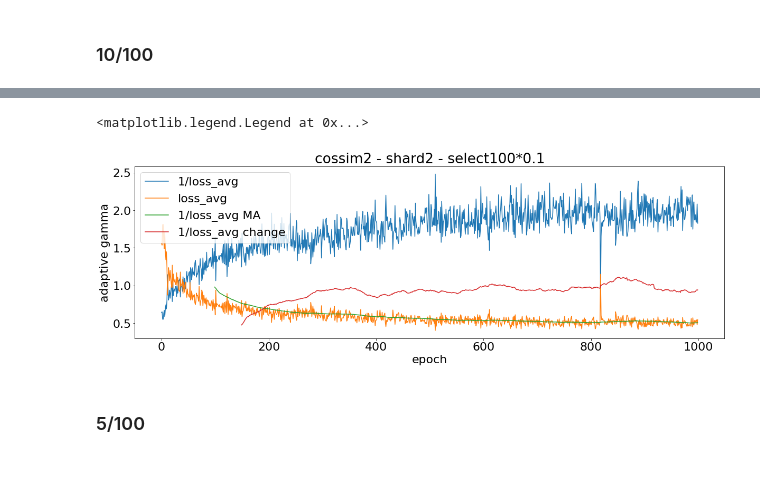
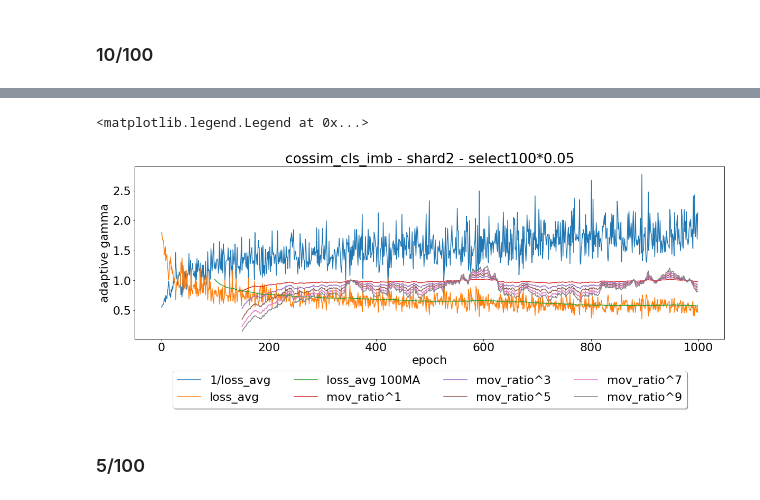
Before and after one commit to yhyeh/Fedcism, a Jupyter notebook: my_results_algo1.ipynb, the cells around one changed output, grey strips where cells are left out. Saved outputs shown, nothing was run; the diff lists cells and outputs as text; code cells hidden in the pictures; blank space fills up the shorter version.

```diff
--- a/my_results_algo1.ipynb
+++ b/my_results_algo1.ipynb
@@ -33,7 +33,8 @@ else:
 
 iid = False
 if unbalanced:
-    data_dict_fname = 'unbalanced_dict_users_2.pkl'
+    #data_dict_fname = 'unbalanced_dict_users_2.pkl'
+    data_dict_fname = 'clsimb_dict_users.pkl'
 else:
     data_dict_fname = 'shared_dict_users.pkl'
 
@@ -48,7 +49,8 @@ print(runs)
 #runs = ['selection'] # diff data distribution
 #runs = ['selection1', 'selection2', 'selection3', 'selection4', 'selection5']
 #runs = ['selection1']
-runs = ['cossim2']
+runs = ['cossim_cls_imb']
 #runs = ['cossim_test']
 print(runs)
+print(os.listdir(os.path.join(base_dir, runs[0])))
 # %% [output]
@@ -57,5 +60,7 @@ print(runs)
 # %%
-data_dict_path = os.path.join(base_dir, data_dict_fname)
+shard_path = './save/{}/data_distr/num{}/shard{}/'.format(
+        dataset, num_users, shard_per_user)
+data_dict_path = os.path.join(shard_path, data_dict_fname)
 with open(data_dict_path, 'rb') as handle:
     (dict_users_train, dict_users_test, _) = pickle.load(handle)
 local_data_size = []
@@ -123,12 +128,11 @@ for idx, run in enumerate(runs):
     #utility_algos.extend(gamma_path)
 
     #utility_algos = ['utility_c0.1', 'algo1_r0.1', 'algo1_r1.0', 'algo1_r2.0']
-    utility_algos = ['utility_c0.1',
-                     #'algo1_r0.1', 'algo1_r1.0', 'algo1_r2.0'
-                     'algo2_r-loss', 'algo2_r-loss2',
-                     'algo3'
+    utility_algos = ['utility',
+                     #'algo1_r1.0',#'algo2_sq',
+                     #'algo2_loss-ratio',
+                     'algo5_deg3', 'algo5_deg5', 'algo5_deg7', 'algo5_deg9'
                     ]
-
 
     df_utility = {} # algo -> df of result
     slctcnt = {}
@@ -262,25 +268,39 @@ bacc summary: [57.39, 55.77, 58.83, 57.59, 24.25]
 # %%
-loss = df_utility['algo2_r-loss']['loss_avg']
+loss = df_utility['algo5_deg5']['loss_avg']
 plt.figure()
 plt.title('{} - shard{} - select{}*{}'.format(run, shard_per_user, num_users, frac))
 plt.plot(range(1000), 1/loss, label='1/loss_avg')
 plt.plot(range(1000), loss, label='loss_avg')
 MA = loss.rolling(100).mean()
 #VAR = loss.rolling(10).var()
-#print(loss.rolling(50).mean().iloc[49:100])
-plt.plot(range(1000), MA, label='1/loss_avg MA')
+#print(loss.rolling(100).mean().iloc[98:110])
+plt.plot(range(1000), MA, label='loss_avg 100MA')
 #plt.plot(range(1000), VAR, label='1/loss_avg VAR')
 #print((MA.pct_change(periods=50)+1).iloc[99:150])
-plt.plot(range(1000), (MA.pct_change(periods=50)+1)**3, label='1/loss_avg change')
+#plt.plot(range(1000), (MA.pct_change(periods=50)+1)**3, label='1/loss_avg change')
 
+mov_sum = np.zeros(1000-100)
+# mov_sum[i] = sum(loss_avg[i:i+args.wndw_size])
+mov_ratio = np.zeros(1000-100-50)
+for iter in range(1000):
+    if iter >= 100: # start calculate mov_sum
+            mov_sum[iter-100] = sum(loss[iter-100:iter])
+
+    if iter >= 100+50: # start calculate mov_ratio
+        midx = iter-100-50
+        mov_ratio[midx] = mov_sum[midx+50]/mov_sum[midx]
+
+for deg in [1,3,5,7,9]:
+    plt.plot(range(150, 1000), mov_ratio**deg, label='mov_ratio^{}'.format(deg))
 #plt.plot(range(1000), (1/loss)-0.3*loss, label='(1/loss)-0.3*loss')
 #plt.plot(range(1000), (1/loss)**2, label='(1/loss_avg)^2')
 plt.ylabel('adaptive gamma')
 plt.xlabel('epoch')
-plt.legend()
+plt.legend(loc='upper center', bbox_to_anchor=(0.5, -0.15),
+           fancybox=True, shadow=True, ncol=4)
 # %% [output]
 <matplotlib.legend.Legend at 0x...>
-[figure, old version]
+[figure, new version]
 # %% [markdown]
 ### 5/100
 # %%
```
Also changed, not shown: parts of 5 cells of this notebook, 3 other files.
